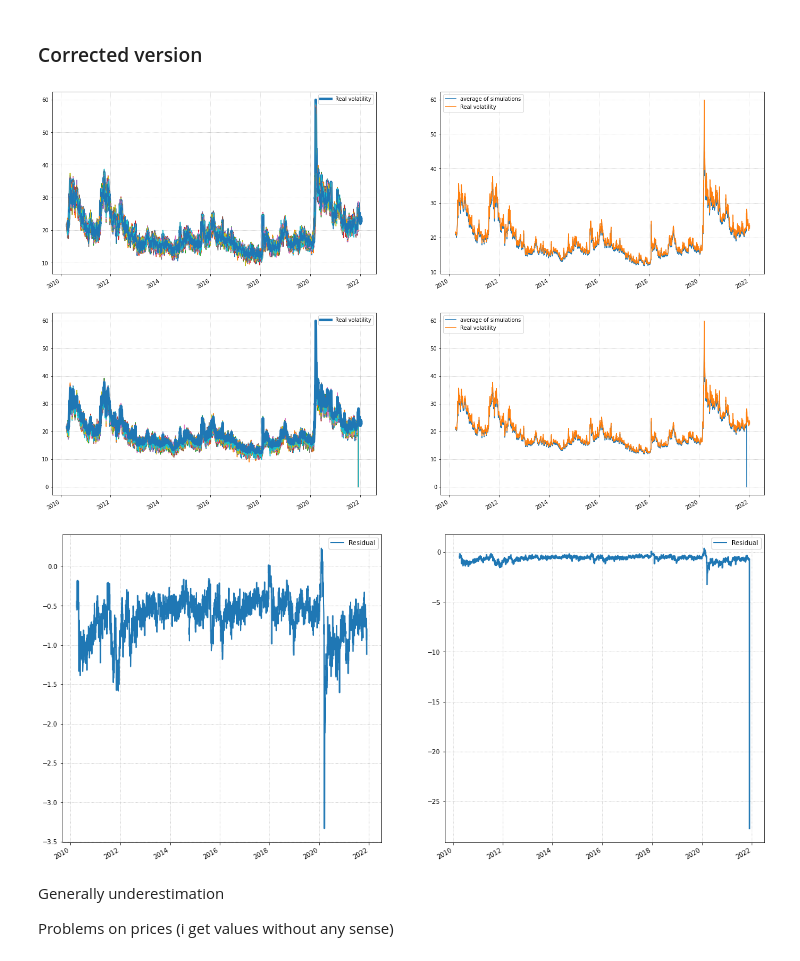
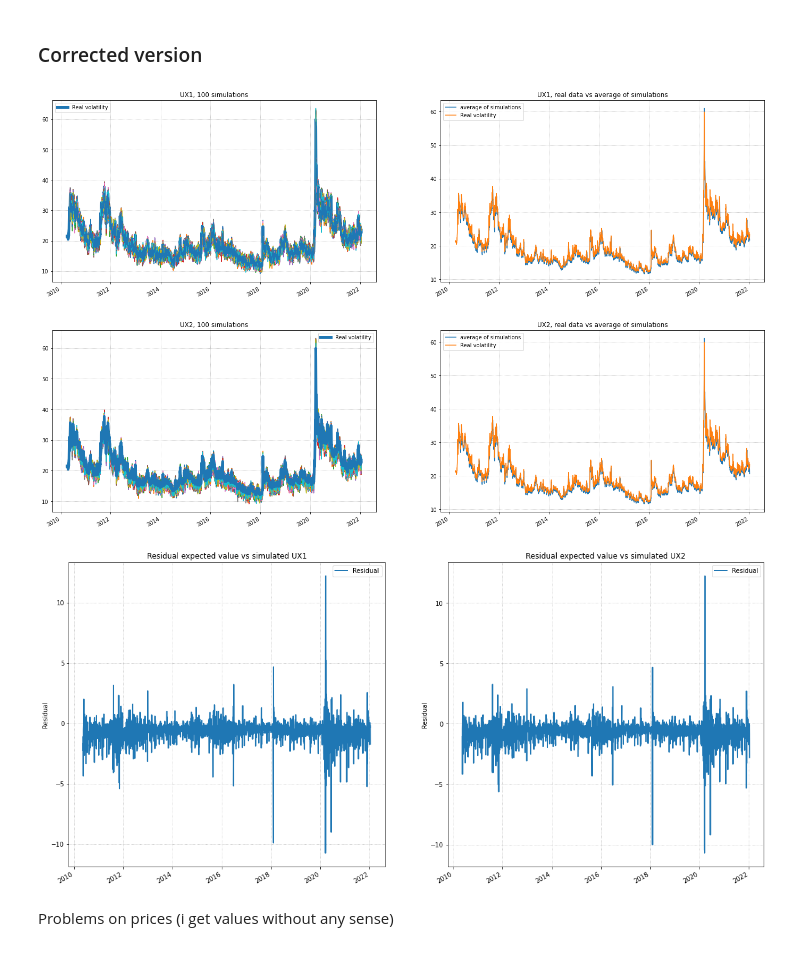
Before and after one commit to aidinattar/Volatility-carry-trading-strategy, a Jupyter notebook: Project.ipynb, the cells around one changed output. Saved outputs shown, nothing was run; the diff lists cells and outputs as text; code cells hidden in the pictures.

Commit message:
add correction for residuals

```diff
--- a/Project.ipynb
+++ b/Project.ipynb
@@ -452,9 +452,9 @@ for i in range(30,UX1.index.size):
     Vt2             = UX2.PX_LAST.iloc[    i-30:i].values**2
     S               = SPX_price.Close.iloc[i-30:i].values
 
-    S0              = S[  0]
-    V10             = Vt1[0]
-    V20             = Vt2[0]
+    S0              = S[  -1]
+    V10             = Vt1[-1]
+    V20             = Vt2[-1]
 
 
     n1              = len(Vt1)
@@ -487,15 +487,15 @@ for i in range(30,UX1.index.size):
     prices1[i-30,:] = p1[:].ravel()
     prices2[i-30,:] = p2[:].ravel()
 # %%
-vol1    = np.append(vol1,    np.full((30, Npaths), np.nan), axis=0)
-vol2    = np.append(vol2,    np.full((30, Npaths), np.nan), axis=0)
-prices1 = np.append(prices1, np.full((30, Npaths), np.nan), axis=0)
-prices2 = np.append(prices2, np.full((30, Npaths), np.nan), axis=0)
+vol1    = np.insert(vol1,    0, np.full((30, Npaths), np.nan), axis=0)
+vol2    = np.insert(vol2,    0, np.full((30, Npaths), np.nan), axis=0)
+prices1 = np.insert(prices1, 0, np.full((30, Npaths), np.nan), axis=0)
+prices2 = np.insert(prices2, 0, np.full((30, Npaths), np.nan), axis=0)
 
 for k in range(Npaths):
     col      = 'sim_' + str(k)
-    UX1[col] = pd.Series(vol1[:,k], index=      UX1.index)
-    UX2[col] = pd.Series(vol2[:,k], index=      UX2.index)
+    UX1[col] = pd.Series(np.sqrt(vol1[:,k]), index=      UX1.index)
+    UX2[col] = pd.Series(np.sqrt(vol2[:,k]), index=      UX2.index)
 
 UX1['mean_sim'] = (UX1.loc[:, ['sim_' + str(k) for k in range(Npaths)]]).mean(axis=1)
 UX2['mean_sim'] = (UX2.loc[:, ['sim_' + str(k) for k in range(Npaths)]]).mean(axis=1)
@@ -505,58 +505,64 @@ fig, ax = plt.subplots(ncols=2, figsize=(24,7))
 ax[0].plot(UX1.index, UX1.PX_LAST, lw=5, label='Real volatility')
 for k in range(Npaths):
     col = 'sim_' + str(k)
-    ax[0].plot(UX1.index, np.sqrt(UX1[col]), label='')
+    ax[0].plot(UX1.index, UX1[col], label='')
 ax[0].grid(linestyle='dotted')
-ax[0].legend(loc='best')
+ax[0].legend(loc='upper left')
+ax[0].set_title('UX1, ' + str(Npaths) + ' simulations')
 
-ax[1].plot(UX1.index, np.sqrt(UX1['mean_sim']), label='average of simulations')
+ax[1].plot(UX1.index, UX1['mean_sim'], label='average of simulations')
 ax[1].plot(UX1.index, UX1.PX_LAST, label='Real volatility')
 ax[1].grid(linestyle='dotted')
-ax[1].legend(loc='best')
+ax[1].legend(loc='upper left')
+ax[1].set_title('UX1, real data vs average of simulations')
 
 fig.autofmt_xdate()
 plt.show()
 # %% [output]
-[figure, old version]
+[figure, new version]
 # %%
 fig, ax = plt.subplots(ncols=2, figsize=(24,7))
 
 for k in range(Npaths):
     col = 'sim_' + str(k)
-    ax[0].plot(UX2.index, np.sqrt(UX2[col]), label='')
+    ax[0].plot(UX2.index, UX2[col], label='')
 ax[0].plot(UX2.index, UX2.PX_LAST, lw=5, label='Real volatility')
 ax[0].grid(linestyle='dotted')
 ax[0].legend(loc='best')
+ax[0].set_title('UX2, ' + str(Npaths) + ' simulations')
 
-ax[1].plot(UX2.index, np.sqrt(UX2['mean_sim']), label='average of simulations')
+ax[1].plot(UX2.index, UX2['mean_sim'], label='average of simulations')
 ax[1].plot(UX2.index, UX2.PX_LAST, label='Real volatility')
 ax[1].grid(linestyle='dotted')
 ax[1].legend(loc='best')
+ax[1].set_title('UX2, real data vs average of simulations')
 
 fig.autofmt_xdate()
 plt.show()
 # %% [output]
-[figure, old version]
+[figure, new version]
 # %%
-UX1['resid'] = np.sqrt(UX1['mean_sim']) - UX1['PX_LAST']
-UX2['resid'] = np.sqrt(UX2['mean_sim']) - UX2['PX_LAST']
+UX1['resid'] = UX1['mean_sim'] - UX1['PX_LAST']
+UX2['resid'] = UX2['mean_sim'] - UX2['PX_LAST']
 # %%
 fig, ax = plt.subplots(ncols=2, figsize=(20,10))
 
 ax[0].plot(UX1.index, UX1.resid, lw=2, label='Residual')
 ax[0].grid(linestyle='dotted')
 ax[0].legend(loc='best')
+ax[0].set_title('Residual expected value vs simulated UX1')
+ax[0].set_ylabel('Residual')
 
 ax[1].plot(UX2.index, UX2.resid, lw=2, label='Residual')
 ax[1].grid(linestyle='dotted')
 ax[1].legend(loc='best')
+ax[1].set_title('Residual expected value vs simulated UX2')
+ax[1].set_ylabel('Residual')
 
 fig.autofmt_xdate()
 plt.show()
 # %% [output]
-[figure, old version]
+[figure, new version]
 # %% [markdown]
-Generally underestimation
-
 Problems on prices (i get values without any sense)
 # %%
```
Also changed, not shown: parts of 3 cells of this notebook.
